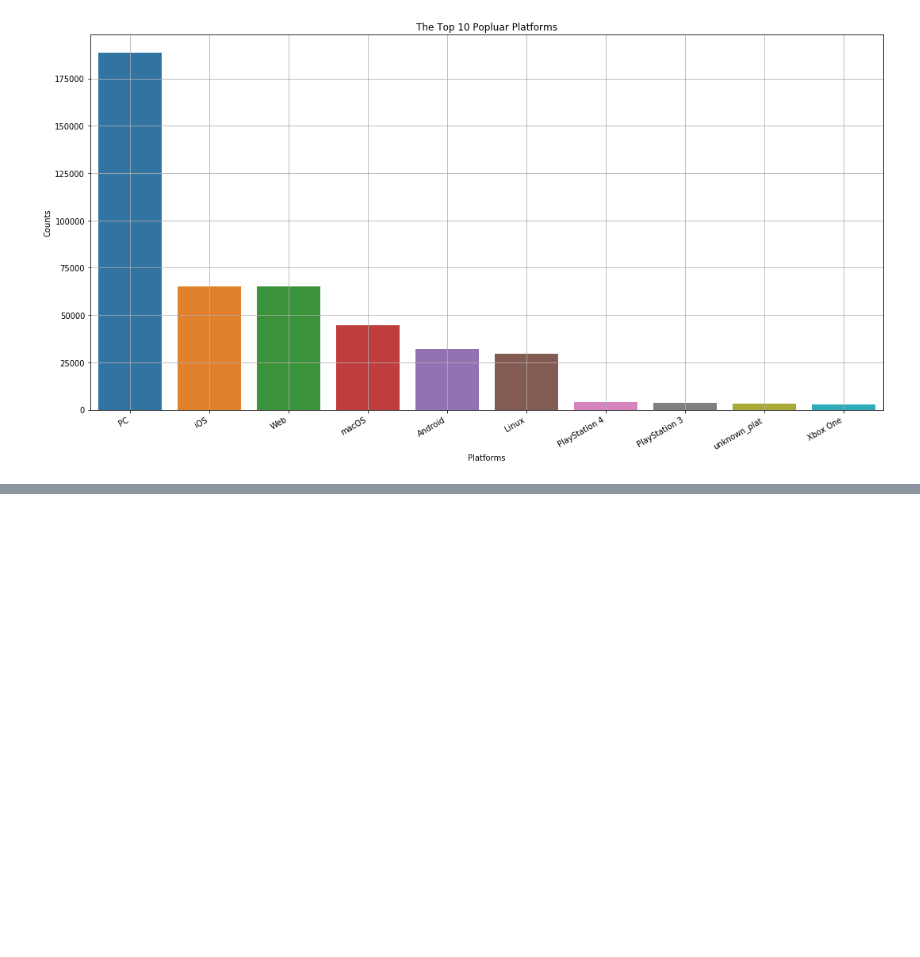
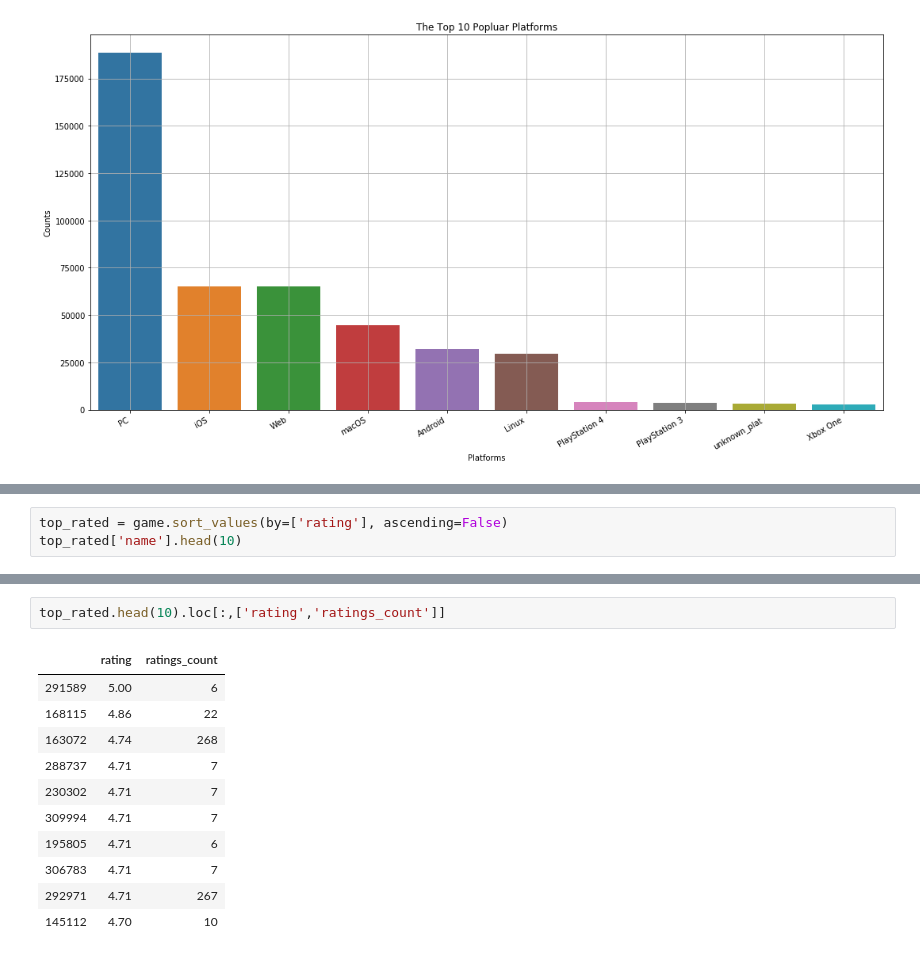
Before and after one commit to FreedomVAce/Game_Recommendation, a Jupyter notebook: Game_Recommendation.ipynb, the cells around one changed output, grey strips where cells are left out. Drawn from its saved outputs; the diff is of its cells as text; blank space fills up the shorter version.

```diff
--- a/Game_Recommendation.ipynb
+++ b/Game_Recommendation.ipynb
@@ -147,0 +155,3 @@ plt.show()
+# %%
+top_rated = game.sort_values(by=['rating'], ascending=False)
+top_rated['name'].head(10)
@@ -147,0 +170,14 @@ plt.show()
+# %%
+top_rated.head(10).loc[:,['rating','ratings_count']]
+# %% [output]
+|  | rating | ratings_count |
+| 291589 | 5.00 | 6 |
+| 168115 | 4.86 | 22 |
+| 163072 | 4.74 | 268 |
+| 288737 | 4.71 | 7 |
+| 230302 | 4.71 | 7 |
+| 309994 | 4.71 | 7 |
+| 195805 | 4.71 | 6 |
+| 306783 | 4.71 | 7 |
+| 292971 | 4.71 | 267 |
+| 145112 | 4.70 | 10 |
```
Also changed, not shown: parts of 5 cells of this notebook.
